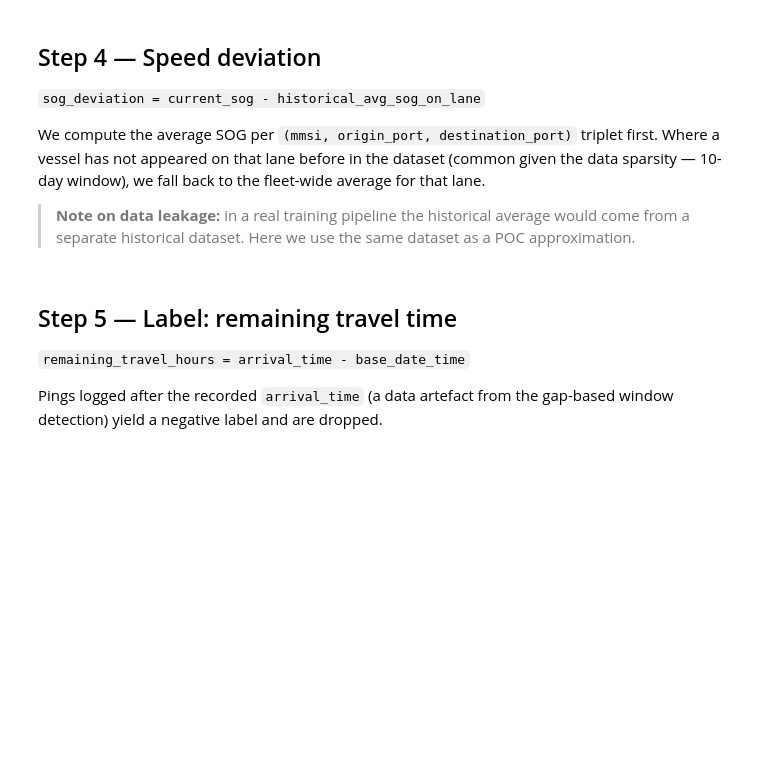
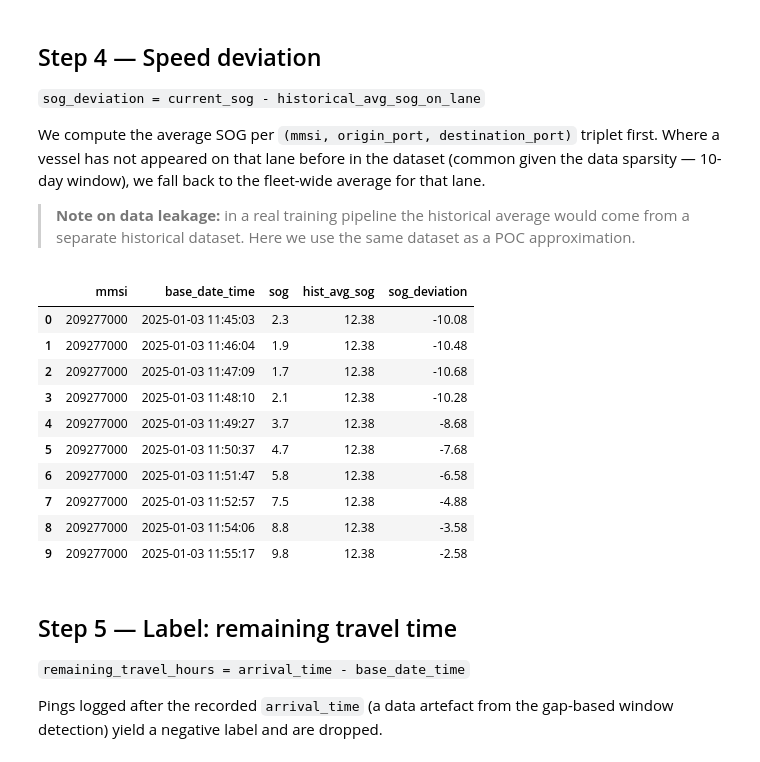
Before and after one commit to JefVanLaer/delay_predictor, a Jupyter notebook: notebooks/training.ipynb, the cells around one changed output. Drawn from its saved outputs; the diff is of its cells as text; code cells hidden in the pictures; blank space fills up the shorter version.

```diff
--- a/notebooks/training.ipynb
+++ b/notebooks/training.ipynb
@@ -196,38 +248,32 @@ data sparsity — 10-day window), we fall back to the fleet-wide average for tha
 # %%
 LANE_COLS = ["origin_port", "destination_port"]
 
-# Per-vessel per-lane average
-vessel_lane_avg = (
-    df_sea.groupby(["mmsi"] + LANE_COLS)["sog"]
-    .mean()
-    .rename("vessel_lane_avg_sog")
-    .reset_index()
-)
+# transform broadcasts the group mean back to every row in one pass,
+# avoiding two separate groupby aggregations and two subsequent merges.
+df_sea["vessel_lane_avg_sog"] = df_sea.groupby(["mmsi"] + LANE_COLS)["sog"].transform("mean")
+df_sea["lane_avg_sog"]        = df_sea.groupby(LANE_COLS)["sog"].transform("mean")
 
-# Fleet-wide per-lane average (fallback)
-lane_avg = (
-    df_sea.groupby(LANE_COLS)["sog"]
-    .mean()
-    .rename("lane_avg_sog")
-    .reset_index()
-)
-
-df_sea = (
-    df_sea
-    .merge(vessel_lane_avg, on=["mmsi"] + LANE_COLS, how="left")
-    .merge(lane_avg,        on=LANE_COLS,             how="left")
-)
-
-# Use vessel-level where available, fall back to lane-level
 df_sea["hist_avg_sog"]  = df_sea["vessel_lane_avg_sog"].fillna(df_sea["lane_avg_sog"])
 df_sea["sog_deviation"] = df_sea["sog"] - df_sea["hist_avg_sog"]
 df_sea = df_sea.drop(columns=["vessel_lane_avg_sog", "lane_avg_sog"])
 
 display(
     df_sea[["mmsi", "base_date_time", "sog", "hist_avg_sog", "sog_deviation"]]
     .head(10)
     .round(2)
 )
+# %% [output]
+|  | mmsi | base_date_time | sog | hist_avg_sog | sog_deviation |
+| 0 | 209277000 | 2025-01-03 11:45:03 | 2.3 | 12.38 | -10.08 |
+| 1 | 209277000 | 2025-01-03 11:46:04 | 1.9 | 12.38 | -10.48 |
+| 2 | 209277000 | 2025-01-03 11:47:09 | 1.7 | 12.38 | -10.68 |
+| 3 | 209277000 | 2025-01-03 11:48:10 | 2.1 | 12.38 | -10.28 |
+| 4 | 209277000 | 2025-01-03 11:49:27 | 3.7 | 12.38 | -8.68 |
+| 5 | 209277000 | 2025-01-03 11:50:37 | 4.7 | 12.38 | -7.68 |
+| 6 | 209277000 | 2025-01-03 11:51:47 | 5.8 | 12.38 | -6.58 |
+| 7 | 209277000 | 2025-01-03 11:52:57 | 7.5 | 12.38 | -4.88 |
+| 8 | 209277000 | 2025-01-03 11:54:06 | 8.8 | 12.38 | -3.58 |
+| 9 | 209277000 | 2025-01-03 11:55:17 | 9.8 | 12.38 | -2.58 |
 # %% [markdown]
 ## Step 5 — Label: remaining travel time
 
```
Also changed, not shown: parts of 13 cells of this notebook, 2 other files.
